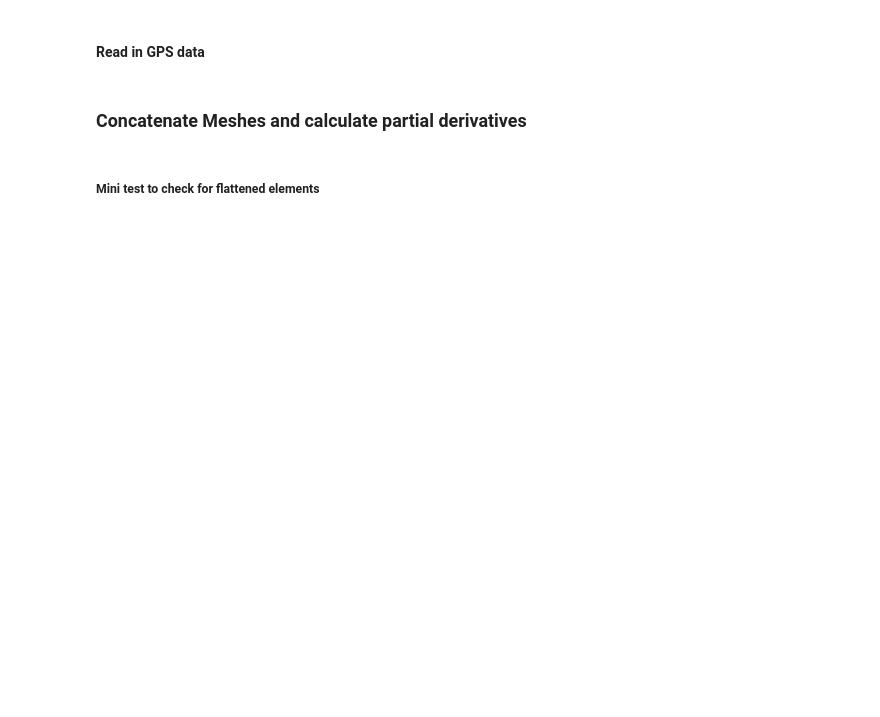
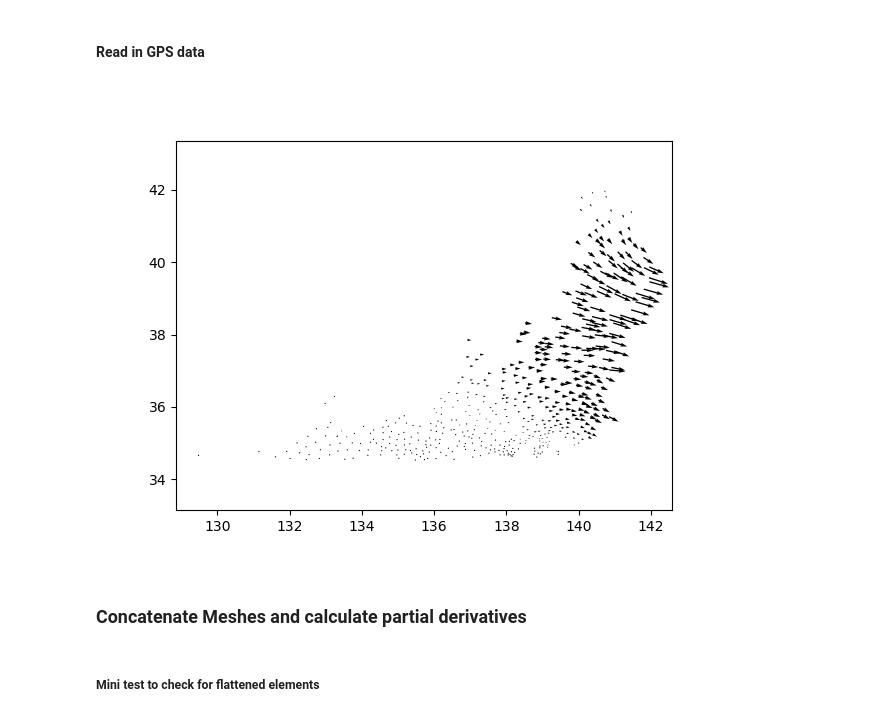
Before and after one commit to e-middleton/Emily_fault_displacement, a Jupyter notebook: CMI.ipynb, the cells around one changed output. Saved outputs shown, nothing was run; the diff lists cells and outputs as text; code cells hidden in the pictures; blank space fills up the shorter version.

```diff
--- a/CMI.ipynb
+++ b/CMI.ipynb
@@ -721,22 +659,24 @@ plt.show()
 # %%
 colnames = ["station_ID", 'lon', 'lat', 'east_vel', 'north_vel', 'up_vel']
 gps = pd.read_table("./cumulative_disp.txt", sep='\s+', header=None, names=colnames)
 
 # Place stations into single array
 # lat, lon, dep, but dep is always zero because they're on the ground
 # reshape(3, -1) means put it into 3 rows and as many columns as data points
 # then T makes it 3 columns, and as many rows as data points
 obsv = np.array([gps.lon, gps.lat, 0*gps.lat]).reshape((3, -1)).T.copy()
 
 vec_scale = 2500
 
-plot_vectors = False
+plot_vectors = True
 plt.close('all')
 if plot_vectors:
     fig, ax = plt.subplots()
     ax.quiver(gps.lon, gps.lat, gps.east_vel, gps.north_vel, scale=vec_scale)
     ax.axis("equal")
     plt.show()
+# %% [output]
+[figure, added]
 # %% [markdown]
 ### Concatenate Meshes and calculate partial derivatives
 # %%
```
Also changed, not shown: parts of 10 cells of this notebook.
